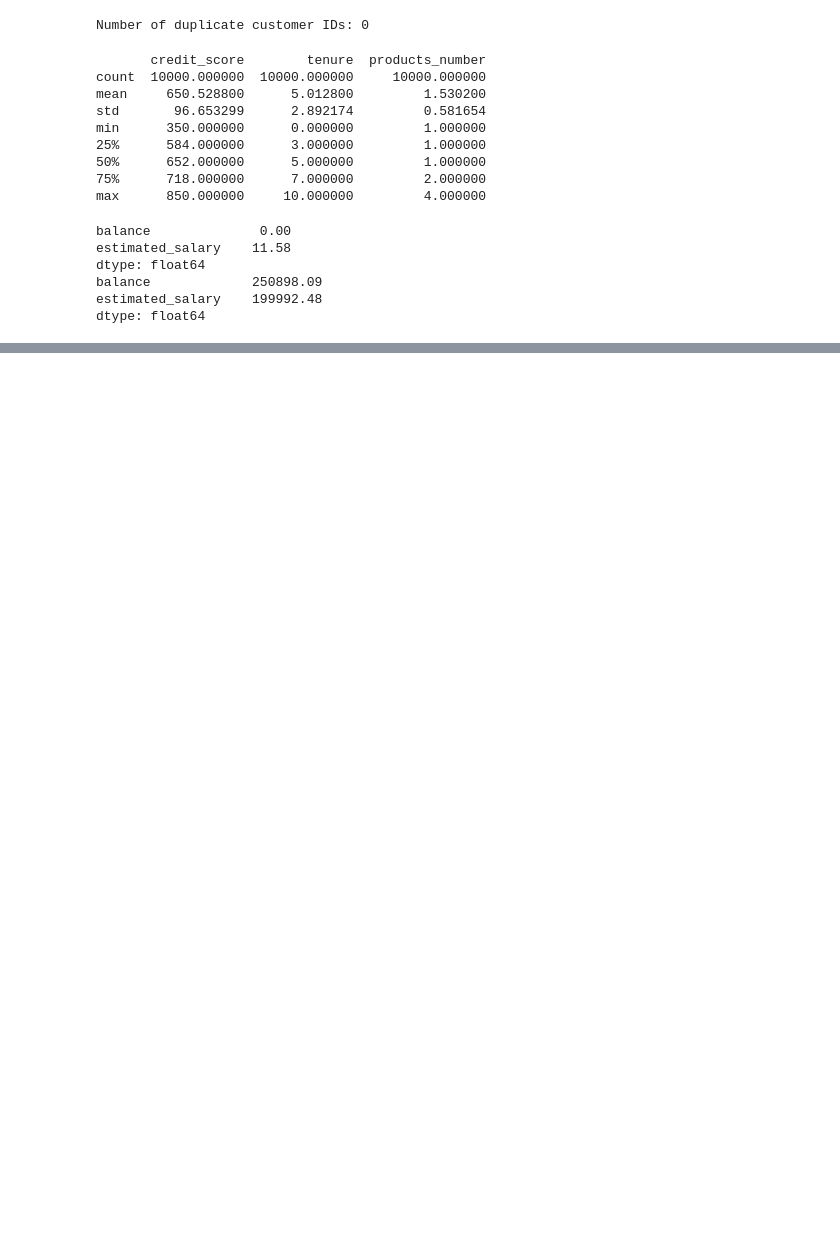
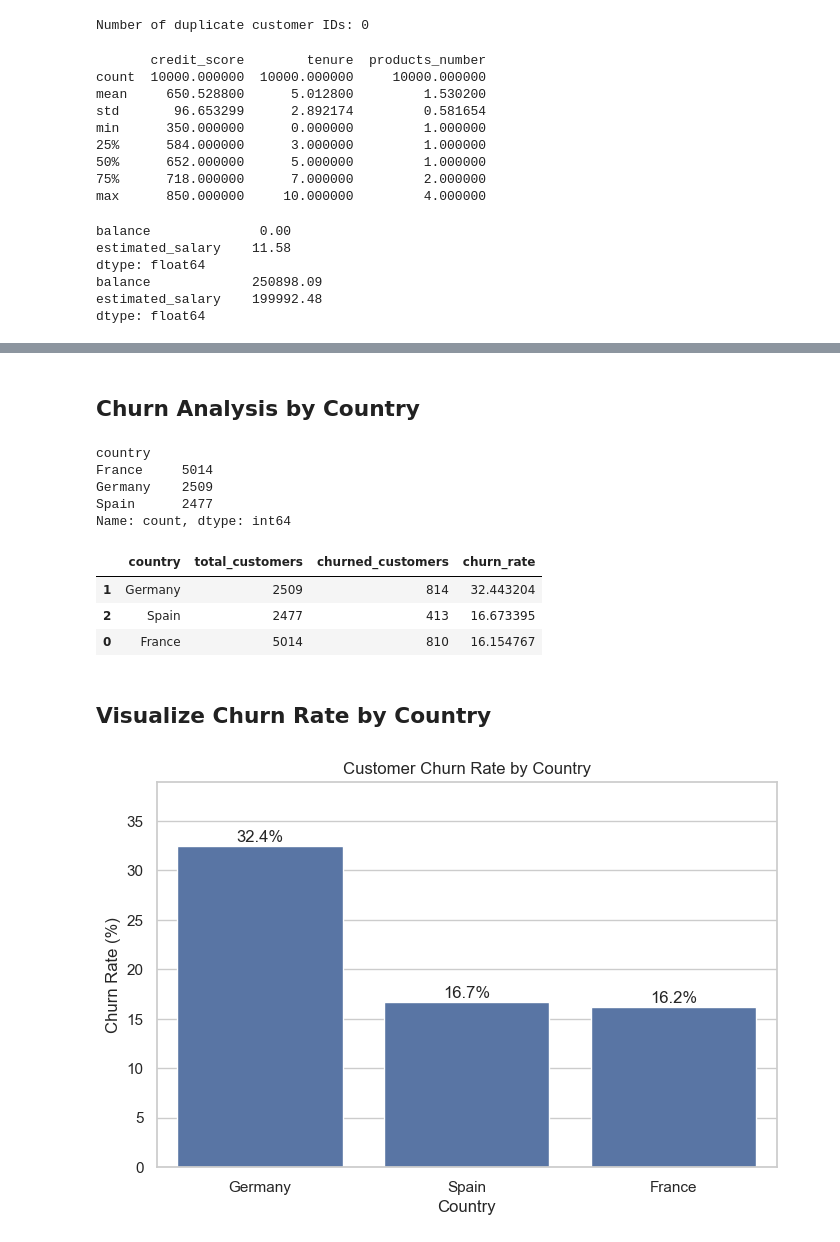
Before and after one commit to Mostafa5612/C_Churn, a Jupyter notebook: notebooks/cpp.ipynb, the cells around one changed output, grey strips where cells are left out. Saved outputs shown, nothing was run; the diff lists cells and outputs as text; code cells hidden in the pictures; blank space fills up the shorter version.

```diff
--- a/notebooks/cpp.ipynb
+++ b/notebooks/cpp.ipynb
@@ -139,0 +238,53 @@ dtype: float64
+# %% [markdown]
+## Churn Analysis by Country
+# %%
+df["country"].value_counts()
+# %% [output]
+country
+France     5014
+Germany    2509
+Spain      2477
+Name: count, dtype: int64
+# %%
+#Calculate el Churn Rate le kol Country
+country_churn = df.groupby("country")["churn"].agg(
+    total_customers="count",
+    churned_customers="sum",
+    churn_rate="mean"
+).reset_index()
+
+country_churn["churn_rate"] *= 100
+
+country_churn = country_churn.sort_values(
+    by="churn_rate",
+    ascending=False
+)
+
+country_churn
+# %% [output]
+|  | country | total_customers | churned_customers | churn_rate |
+| 1 | Germany | 2509 | 814 | 32.443204 |
+| 2 | Spain | 2477 | 413 | 16.673395 |
+| 0 | France | 5014 | 810 | 16.154767 |
+# %% [markdown]
+## Visualize Churn Rate by Country
+# %%
+plt.figure(figsize=(8, 5))
+
+ax = sns.barplot(
+    data=country_churn,
+    x="country",
+    y="churn_rate"
+)
+
+plt.title("Customer Churn Rate by Country")
+plt.xlabel("Country")
+plt.ylabel("Churn Rate (%)")
+
+for i, value in enumerate(country_churn["churn_rate"]):
+    ax.text(i, value + 0.5, f"{value:.1f}%", ha="center")
+
+plt.ylim(0, country_churn["churn_rate"].max() * 1.2)
+plt.show()
+# %% [output]
+[figure, added]
```
Also changed, not shown: parts of 56 cells of this notebook, 1 other file.
